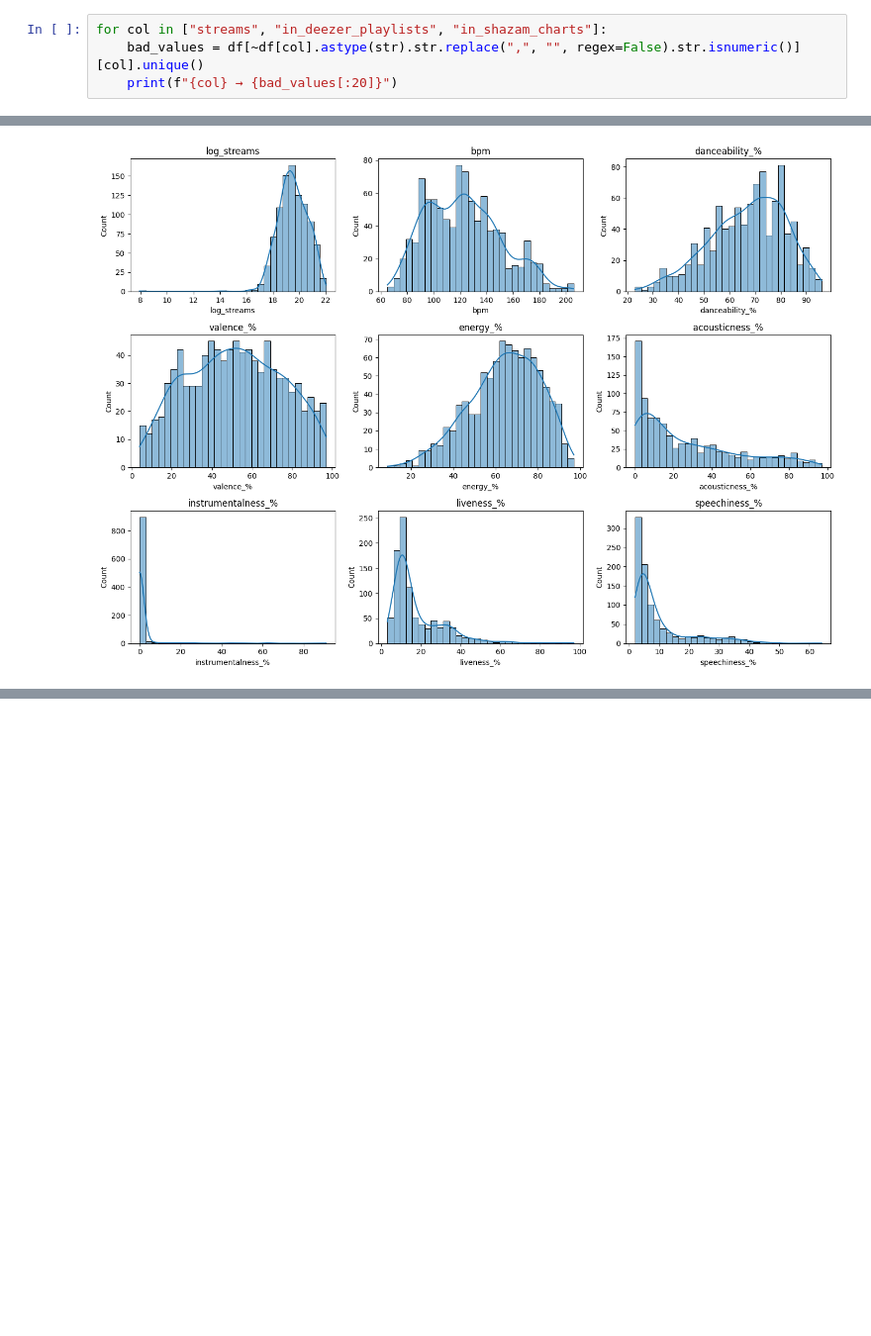
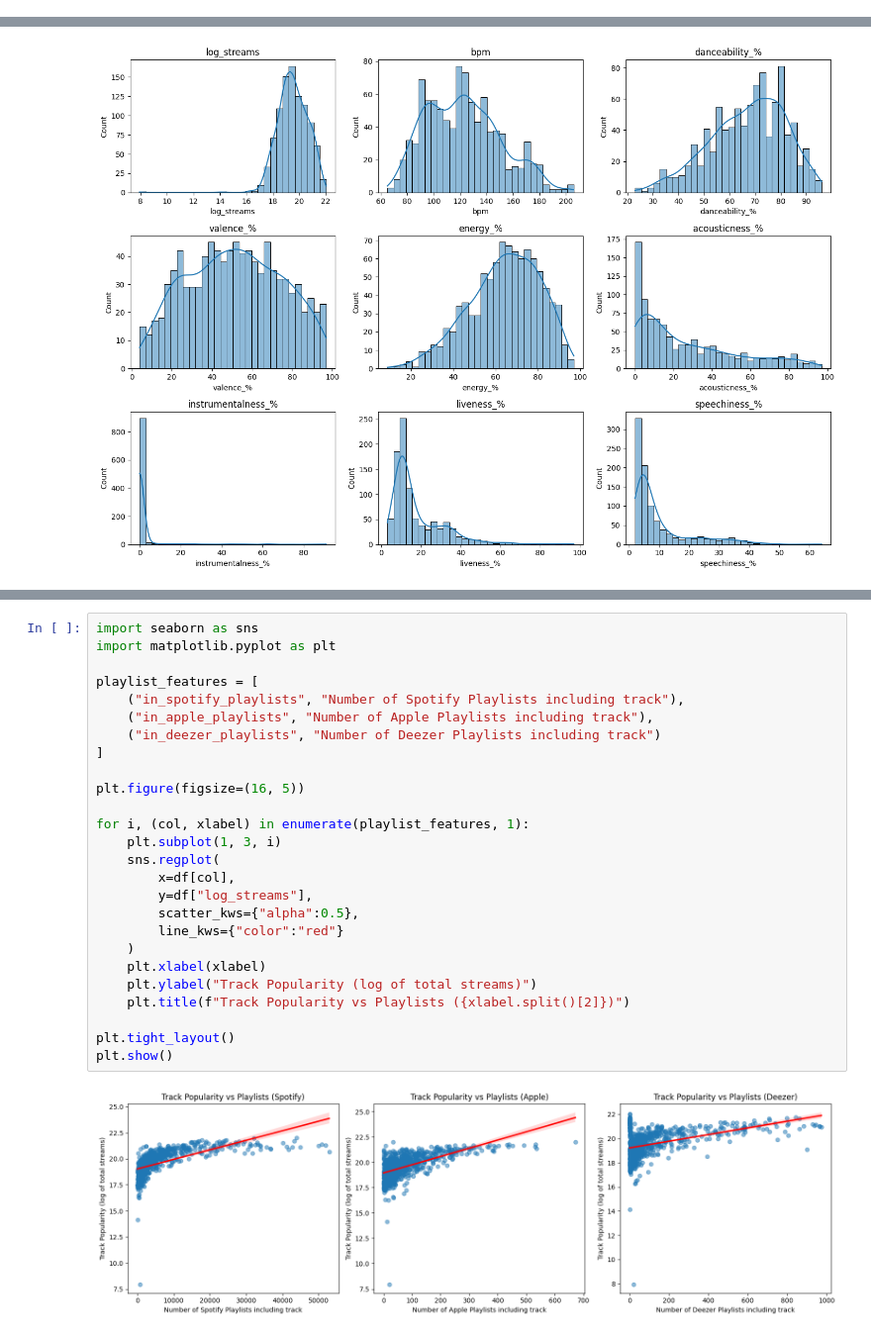
Before and after one commit to slytercode/Spotify-2023-project, a Jupyter notebook: notebooks/01_eda.ipynb, the cells around one changed output, grey strips where cells are left out. Shown at 99% size. Drawn from its saved outputs; the diff is of its cells as text; blank space fills up the shorter version.

```diff
--- a/notebooks/01_eda.ipynb
+++ b/notebooks/01_eda.ipynb
@@ -70,4 +69,0 @@ missing.head(20), duplicates, dtypes
-# %%
-for col in ["streams", "in_deezer_playlists", "in_shazam_charts"]:
-    bad_values = df[~df[col].astype(str).str.replace(",", "", regex=False).str.isnumeric()][col].unique()
-    print(f"{col} → {bad_values[:20]}")
@@ -184,0 +212,28 @@ plt.show()
+# %%
+import seaborn as sns
+import matplotlib.pyplot as plt
+
+playlist_features = [
+    ("in_spotify_playlists", "Number of Spotify Playlists including track"),
+    ("in_apple_playlists", "Number of Apple Playlists including track"),
+    ("in_deezer_playlists", "Number of Deezer Playlists including track")
+]
+
+plt.figure(figsize=(16, 5))
+
+for i, (col, xlabel) in enumerate(playlist_features, 1):
+    plt.subplot(1, 3, i)
+    sns.regplot(
+        x=df[col],
+        y=df["log_streams"],
+        scatter_kws={"alpha":0.5},
+        line_kws={"color":"red"}
+    )
+    plt.xlabel(xlabel)
+    plt.ylabel("Track Popularity (log of total streams)")
+    plt.title(f"Track Popularity vs Playlists ({xlabel.split()[2]})")
+
+plt.tight_layout()
+plt.show()
+# %% [output]
+[figure, added]
```
Also changed, not shown: parts of 22 cells of this notebook, 1 other file.
